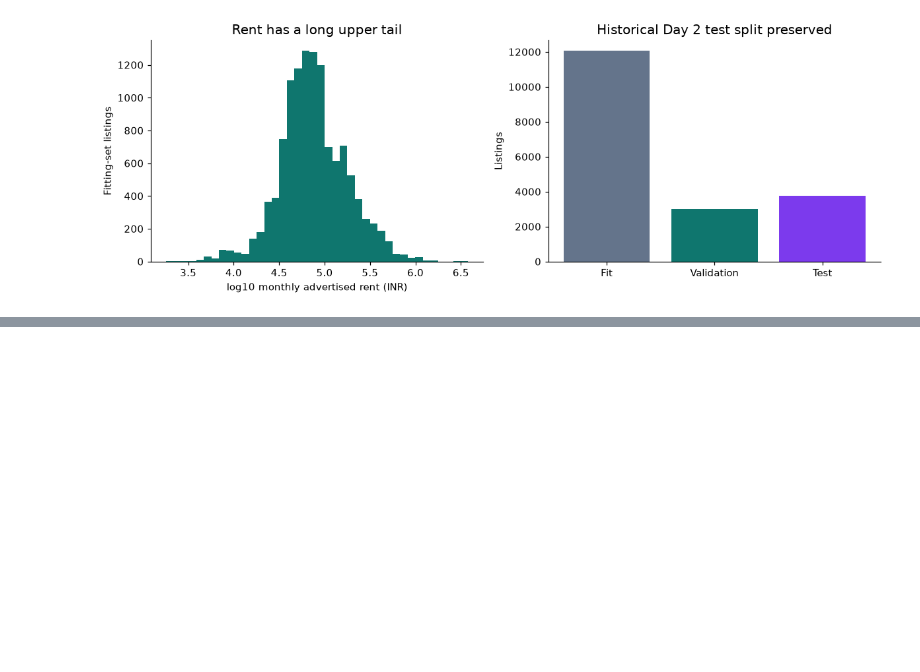
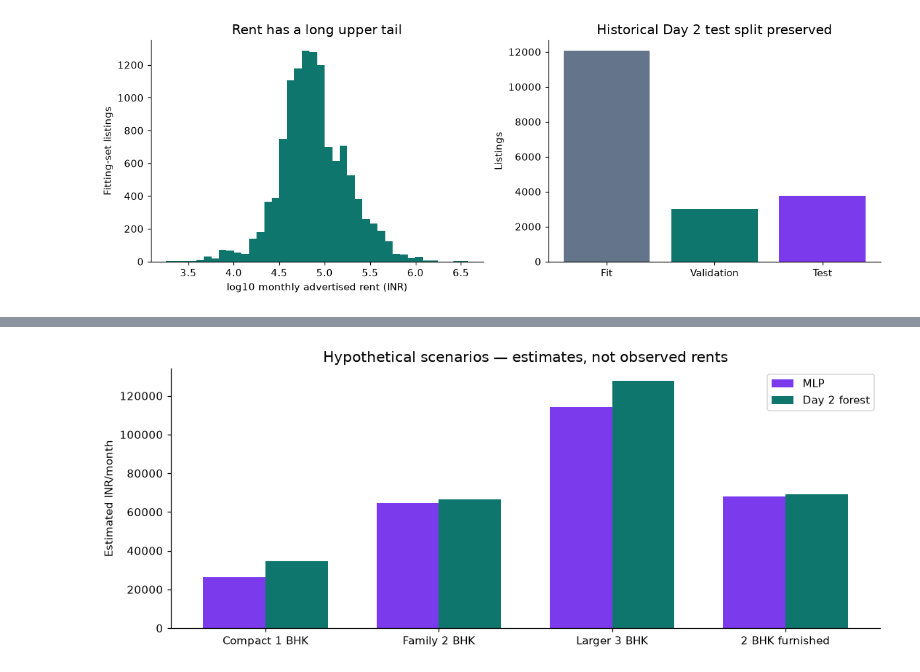
Before and after one commit to iaac-maai/group-3-day4-assignment, a Jupyter notebook: notebook/neural_network.ipynb, the cells around one changed output, grey strips where cells are left out. Cells and saved outputs as stored; diff of their text form; code cells hidden in the pictures; blank space fills up the shorter version.

```diff
--- a/notebook/neural_network.ipynb
+++ b/notebook/neural_network.ipynb
@@ -123,0 +133,27 @@ Test rows matching outer training on features+target: 752
+# %%
+def make_preprocessor(scale=True):
+    numeric = [('imputer',SimpleImputer(strategy='median'))]
+    if scale: numeric.append(('scaler',StandardScaler()))
+    return ColumnTransformer([
+        ('num',Pipeline(numeric),NUM),
+        ('cat',Pipeline([('imputer',SimpleImputer(strategy='most_frequent')),
+                        ('encoder',OneHotEncoder(handle_unknown='ignore',sparse_output=False))]),CAT)
+    ], sparse_threshold=0)
+pre_fit = make_preprocessor().fit(X.loc[fit_ids]) if TRAIN else joblib.load(MODEL_DIR/'scaler.joblib')
+xf = torch.tensor(pre_fit.transform(X.loc[fit_ids]),dtype=torch.float32)
+xv = torch.tensor(pre_fit.transform(X.loc[val_ids]),dtype=torch.float32)
+TARGET_SCALE = 100000.0
+yf = torch.tensor(y.loc[fit_ids].to_numpy()/TARGET_SCALE,dtype=torch.float32).reshape(-1,1)
+yv = torch.tensor(y.loc[val_ids].to_numpy()/TARGET_SCALE,dtype=torch.float32).reshape(-1,1)
+def make_forest():
+    return Pipeline([('preprocess',make_preprocessor(False)),
+                     ('model',RandomForestRegressor(n_estimators=200,max_depth=10,min_samples_leaf=5,
+                                                   random_state=SEED,n_jobs=2))])
+if TRAIN:
+    val_forest = make_forest().fit(X.loc[fit_ids],y.loc[fit_ids])
+    val_dummy = DummyRegressor(strategy='median').fit(X.loc[fit_ids],y.loc[fit_ids])
+    baseline_validation = {name:metrics(y.loc[val_ids],m.predict(X.loc[val_ids]))
+                           for name,m in [('Median',val_dummy),('Day 2 forest',val_forest)]}
+    (REPORT_DIR/'baseline_validation.json').write_text(json.dumps(baseline_validation,indent=2))
+else: baseline_validation=json.loads((REPORT_DIR/'baseline_validation.json').read_text())
+display(pd.DataFrame(baseline_validation).T.round(3))
@@ -123,0 +482,19 @@ Test rows matching outer training on features+target: 752
+# %%
+scenarios=pd.DataFrame([
+    [550,1,1,1,'Unfurnished','East','Mumbai','Apartment'],
+    [1000,2,2,1,'Semi-Furnished','East','Mumbai','Apartment'],
+    [1500,3,3,1,'Furnished','East','Mumbai','Apartment'],
+    [1000,2,2,1,'Furnished','East','Mumbai','Apartment']],columns=FEATURES)
+scenarios.index=['Compact 1 BHK','Family 2 BHK','Larger 3 BHK','2 BHK furnished']
+scenario_predictions=scenarios.copy()
+scenario_predictions['MLP_INR_month']=predict_mlp(scenarios)
+scenario_predictions['Forest_INR_month']=forest.predict(scenarios)
+display(scenario_predictions.round(0))
+scenario_predictions.to_csv(REPORT_DIR/'scenario_predictions.csv')
+fig,ax=plt.subplots(figsize=(10,4))
+pos=np.arange(len(scenarios))
+ax.bar(pos-.18,scenario_predictions.MLP_INR_month,width=.36,color=COLORS[2],label='MLP')
+ax.bar(pos+.18,scenario_predictions.Forest_INR_month,width=.36,color=COLORS[1],label='Day 2 forest')
+ax.set(xticks=pos,xticklabels=scenarios.index,ylabel='Estimated INR/month',title='Hypothetical scenarios — estimates, not observed rents')
+ax.legend();savefig('06_housing_scenarios.png')
+# %% [output]
@@ -123,0 +506 @@ Test rows matching outer training on features+target: 752
+[figure, added]
```
Also changed, not shown: parts of 17 cells of this notebook.
